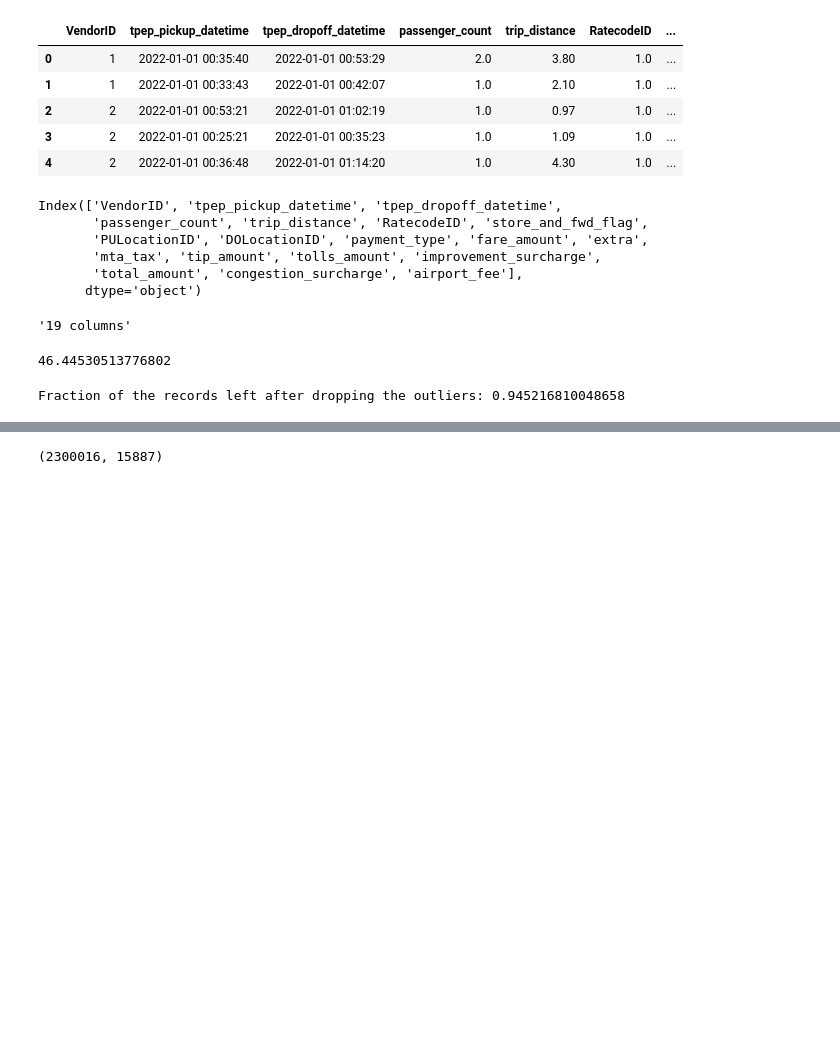
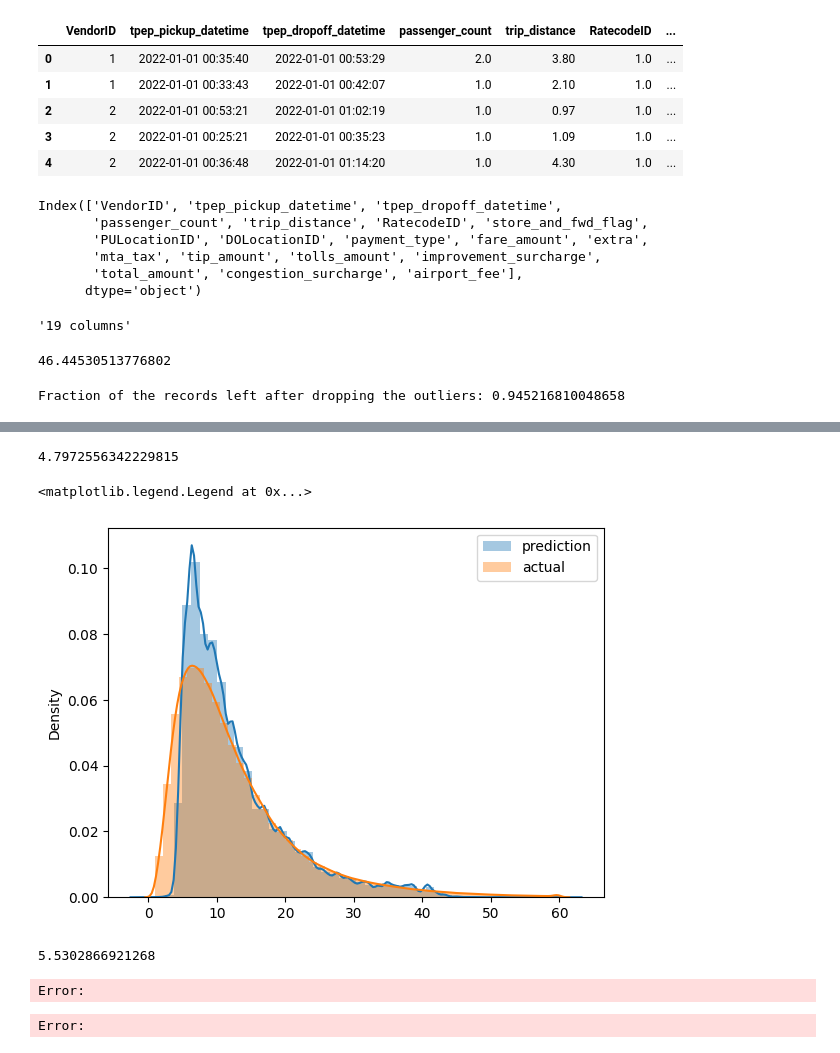
Before and after one commit to pk1308/mlops-zoomcamp-2023, a Jupyter notebook: 01-intro/homework.ipynb, the cells around one changed output, grey strips where cells are left out. Cells and saved outputs as stored; diff of their text form; code cells hidden in the pictures; blank space fills up the shorter version.

```diff
--- a/01-intro/homework.ipynb
+++ b/01-intro/homework.ipynb
@@ -125,2 +130,0 @@ display(f"Fraction of the records left after dropping the outliers: {len(drop_ou
-# %%
-df_after_outlier_removed  = drop_outliers(jan_df, 'duration', low, high)
@@ -205,7 +176,23 @@ dv = DictVectorizer()
 
 train_dicts = df_after_outlier_removed[categorical + numerical].to_dict(orient='records')
 X_train = dv.fit_transform(train_dicts)
+
+target = 'duration'
+y_train =df_after_outlier_removed[target].values
+lr = LinearRegression()
+lr.fit(X_train, y_train)
+
+display(X_train.shape)
+y_pred = lr.predict(X_train)
+
+mean_squared_error(y_train, y_pred, squared=False)
+# %% [output]
+4.7972556342229815
-# %%
-X_train.shape
-# %% [output]
-(2300016, 15887)
+# %%
+sns.distplot(y_pred, label='prediction')
+sns.distplot(y_train, label='actual')
+
+plt.legend()
+# %% [output]
+<matplotlib.legend.Legend at 0x...>
+[figure, added]
@@ -211,0 +201,32 @@ X_train.shape
+# %%
+feb_df["duration"] = feb_df["tpep_dropoff_datetime"] - feb_df["tpep_pickup_datetime"]
+
+feb_df["duration"] = feb_df["duration"].dt.total_seconds()/60
+
+feb_df['PULocationID']  = feb_df['PULocationID'].astype('str')
+feb_df['DOLocationID']  = feb_df['DOLocationID'].astype('str')
+
+feb_df['PU_DO'] =feb_df['PULocationID'] + '_' + feb_df['DOLocationID']
+
+df_val = feb_df.loc[(feb_df["duration"] >= 1) & (feb_df["duration"] <= 60)]
+
+test_dicts = df_val[categorical + numerical].to_dict(orient='records')
+
+X_test = dv.transform(test_dicts)
+display(X_test.shape)
+
+y_test = df_val[target].values
+
+y_pred = lr.predict(X_test)
+
+mean_squared_error(y_test, y_pred, squared=False)
+# %% [output]
+5.5302866921268
+# %%
+sns.distplot(y_pred, label='prediction')
+sns.distplot(y_test, label='actual')
+
+plt.legend()
+# %% [output]
+Error:
+Error:
```
Also changed, not shown: parts of 17 cells of this notebook.
